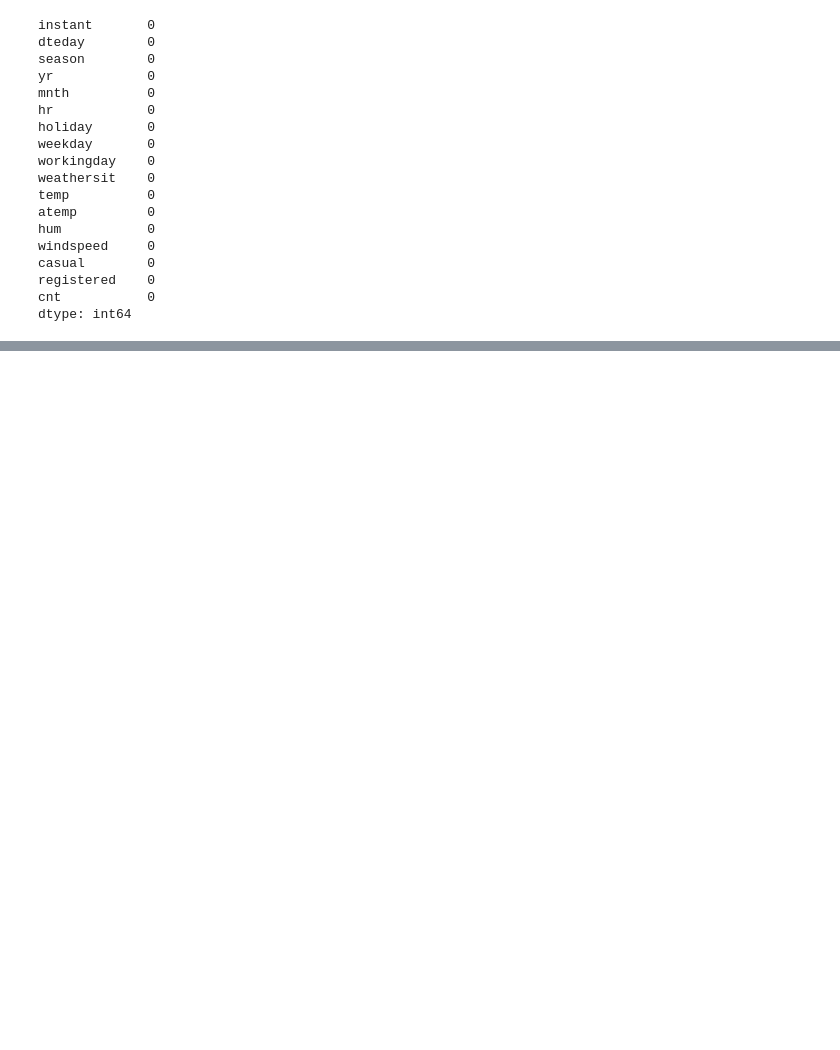
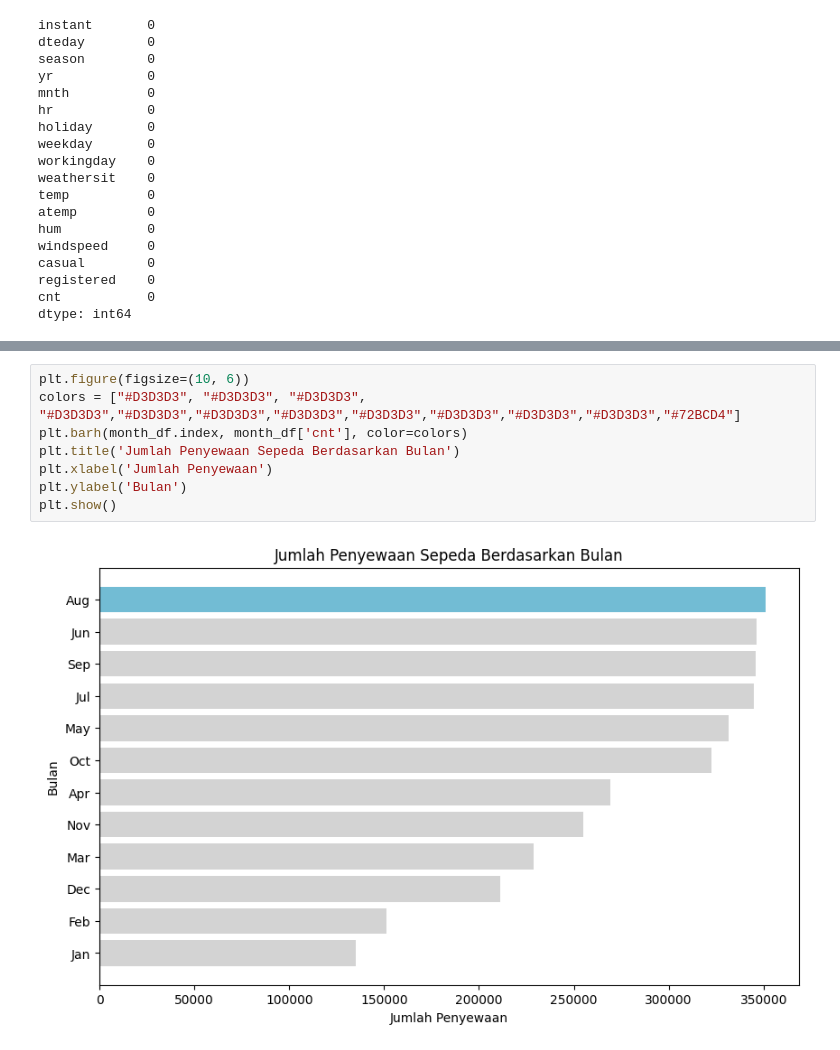
Before and after one commit to skr-g16/proyek_analisis_data, a Jupyter notebook: notebook.ipynb, the cells around one changed output, grey strips where cells are left out. Drawn from its saved outputs; the diff is of its cells as text; blank space fills up the shorter version.

```diff
--- a/notebook.ipynb
+++ b/notebook.ipynb
@@ -506,0 +448,10 @@ day_df.to_csv("clean_day_df.csv", index=False)
+# %%
+plt.figure(figsize=(10, 6))
+colors = ["#D3D3D3", "#D3D3D3", "#D3D3D3", "#D3D3D3","#D3D3D3","#D3D3D3","#D3D3D3","#D3D3D3","#D3D3D3","#D3D3D3","#D3D3D3","#72BCD4"]
+plt.barh(month_df.index, month_df['cnt'], color=colors)
+plt.title('Jumlah Penyewaan Sepeda Berdasarkan Bulan')
+plt.xlabel('Jumlah Penyewaan')
+plt.ylabel('Bulan')
+plt.show()
+# %% [output]
+[figure, added]
```
Also changed, not shown: parts of 97 cells of this notebook, 4 other files.
